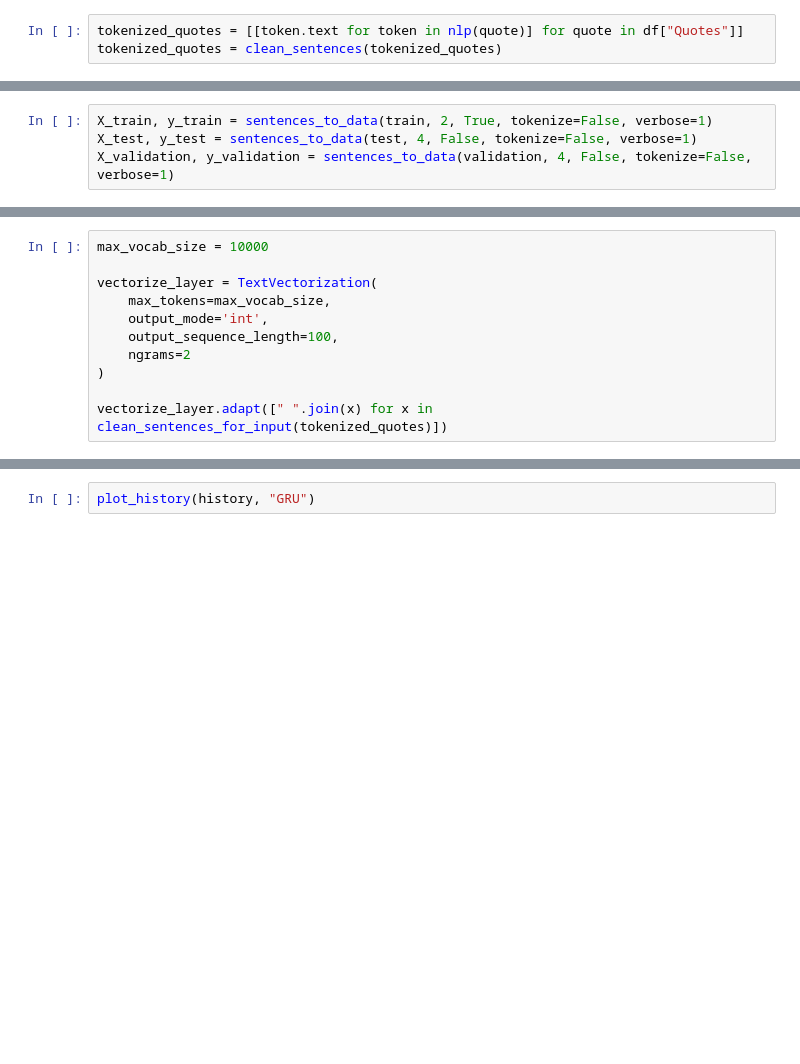
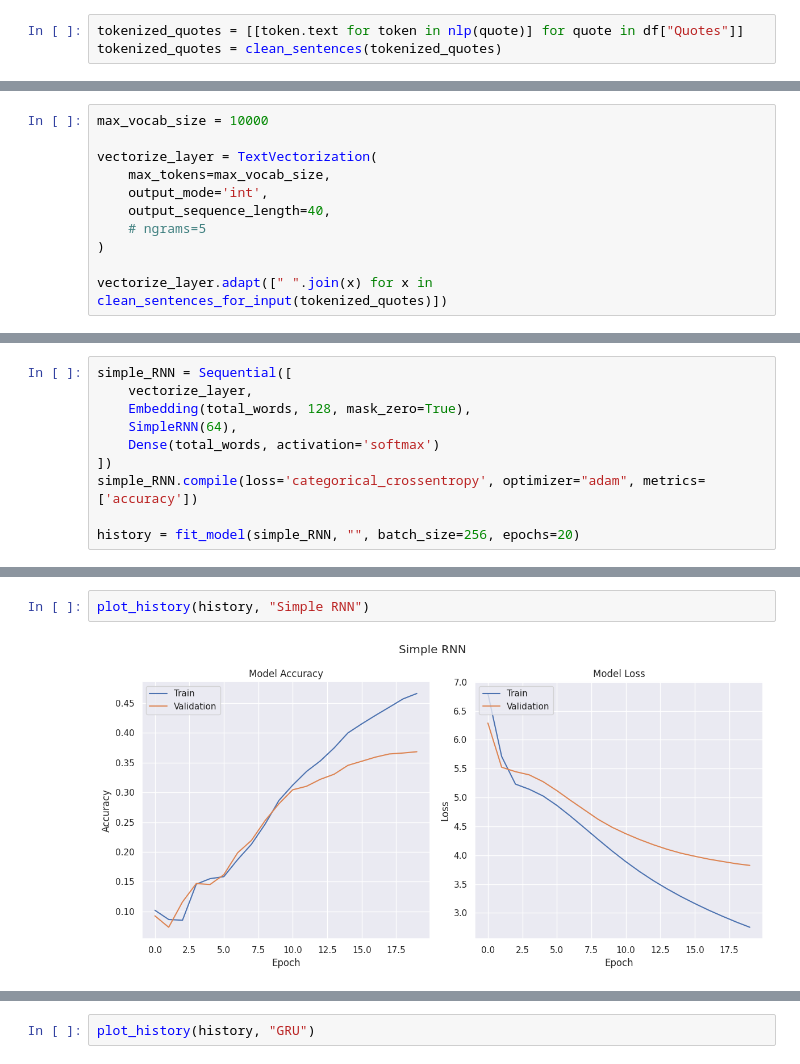
Before and after one commit to glennwuwu/next-word-predictor-rnn, a Jupyter notebook: RNN.ipynb, the cells around one changed output, grey strips where cells are left out. Drawn from its saved outputs; the diff is of its cells as text; blank space fills up the shorter version.

Commit message:
Comparisons of SimpleRNN, GRU, LSTM

```diff
--- a/RNN.ipynb
+++ b/RNN.ipynb
@@ -309,7 +326,3 @@ def sentences_to_data(sentences, min_sequence_length, segment, tokenize=True, ve
     X_word = np.array(X_word)
 
     return X_word, y
-# %%
-X_train, y_train = sentences_to_data(train, 2, True, tokenize=False, verbose=1)
-X_test, y_test = sentences_to_data(test, 4, False, tokenize=False, verbose=1)
-X_validation, y_validation = sentences_to_data(validation, 4, False, tokenize=False, verbose=1)
@@ -337,8 +472,8 @@ max_vocab_size = 10000
 vectorize_layer = TextVectorization(
     max_tokens=max_vocab_size,
     output_mode='int',
-    output_sequence_length=100,
-    ngrams=2
+    output_sequence_length=40,
+    # ngrams=5
 )
 
 vectorize_layer.adapt([" ".join(x) for x in clean_sentences_for_input(tokenized_quotes)])
@@ -364,0 +482,10 @@ def fit_model(model, filepath, batch_size=32, epochs=20,):
+# %%
+simple_RNN = Sequential([
+    vectorize_layer,
+    Embedding(total_words, 128, mask_zero=True),
+    SimpleRNN(64),
+    Dense(total_words, activation='softmax')
+])
+simple_RNN.compile(loss='categorical_crossentropy', optimizer="adam", metrics=['accuracy'])
+
+history = fit_model(simple_RNN, "", batch_size=256, epochs=20)
@@ -364,0 +531,4 @@ def fit_model(model, filepath, batch_size=32, epochs=20,):
+# %%
+plot_history(history, "Simple RNN")
+# %% [output]
+[figure, added]
```
Also changed, not shown: parts of 36 cells of this notebook.
